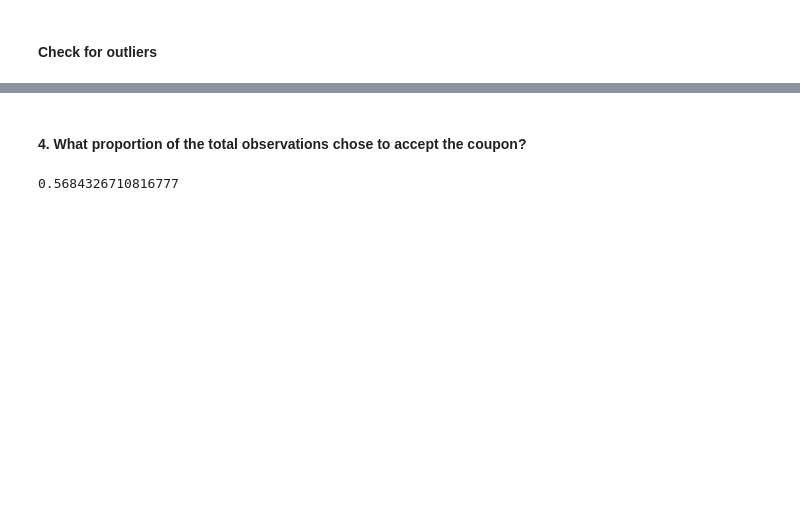
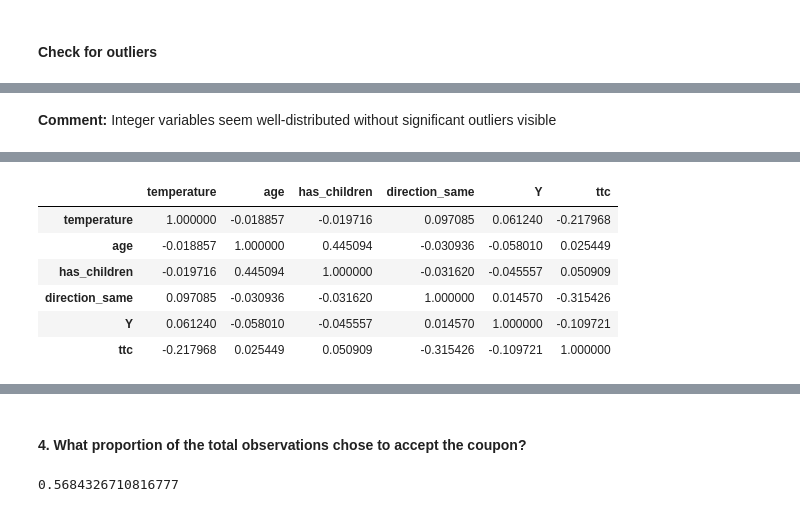
Before and after one commit to mlmangum/berkeley_ai_ml, a Jupyter notebook: prompt.ipynb, the cells around one changed output, grey strips where cells are left out. Cells and saved outputs as stored; diff of their text form; code cells hidden in the pictures; blank space fills up the shorter version.

```diff
--- a/prompt.ipynb
+++ b/prompt.ipynb
@@ -405,0 +457,5 @@ sns.pairplot(data)
+# %% [markdown]
+**Comment:** Integer variables seem well-distributed without significant outliers visible
+# %%
+data.corr()
+# %% [output]
@@ -405,0 +463,7 @@ sns.pairplot(data)
+|  | temperature | age | has_children | direction_same | Y | ttc |
+| temperature | 1.000000 | -0.018857 | -0.019716 | 0.097085 | 0.061240 | -0.217968 |
+| age | -0.018857 | 1.000000 | 0.445094 | -0.030936 | -0.058010 | 0.025449 |
+| has_children | -0.019716 | 0.445094 | 1.000000 | -0.031620 | -0.045557 | 0.050909 |
+| direction_same | 0.097085 | -0.030936 | -0.031620 | 1.000000 | 0.014570 | -0.315426 |
+| Y | 0.061240 | -0.058010 | -0.045557 | 0.014570 | 1.000000 | -0.109721 |
+| ttc | -0.217968 | 0.025449 | 0.050909 | -0.315426 | -0.109721 | 1.000000 |
```
Also changed, not shown: parts of 23 cells of this notebook.
